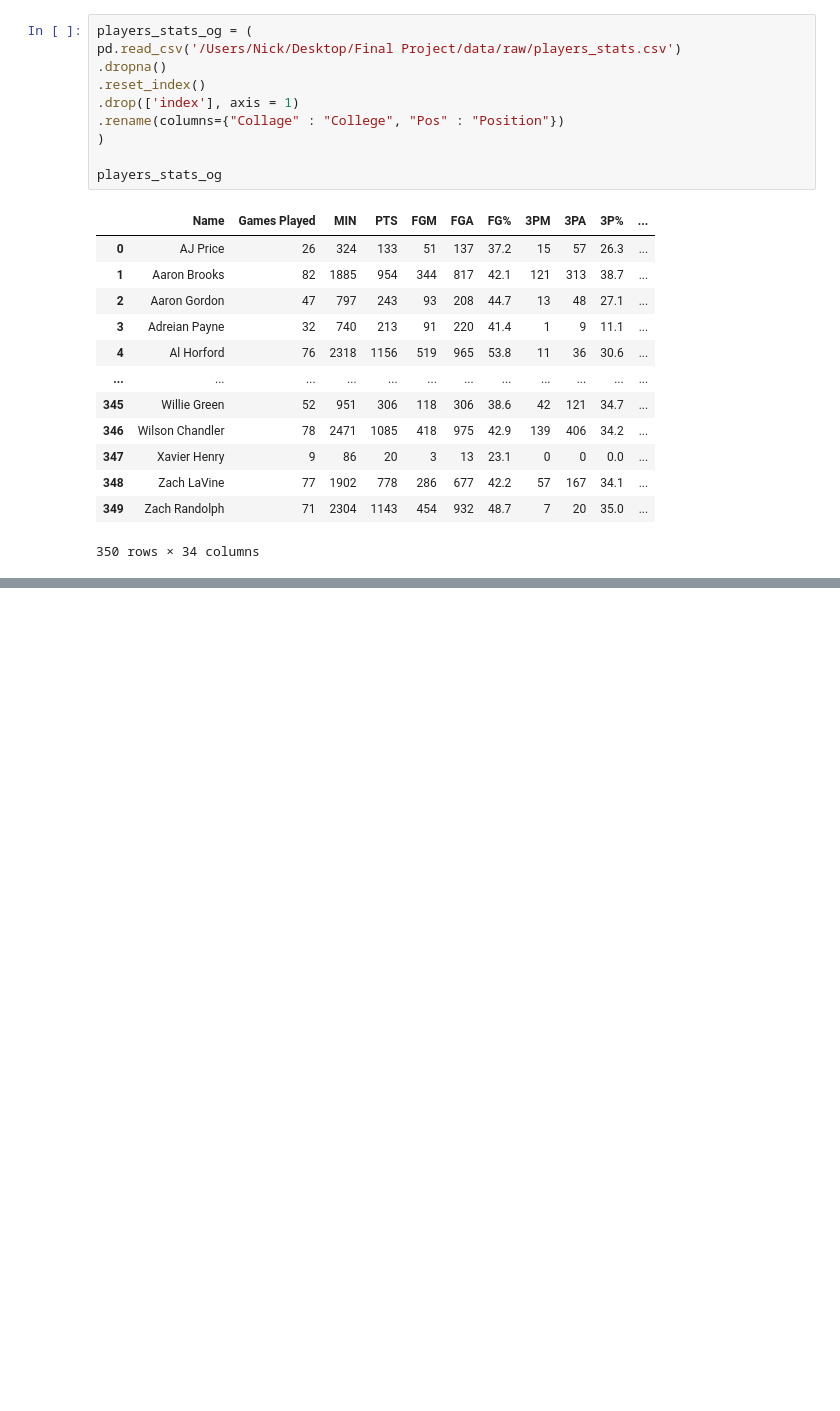
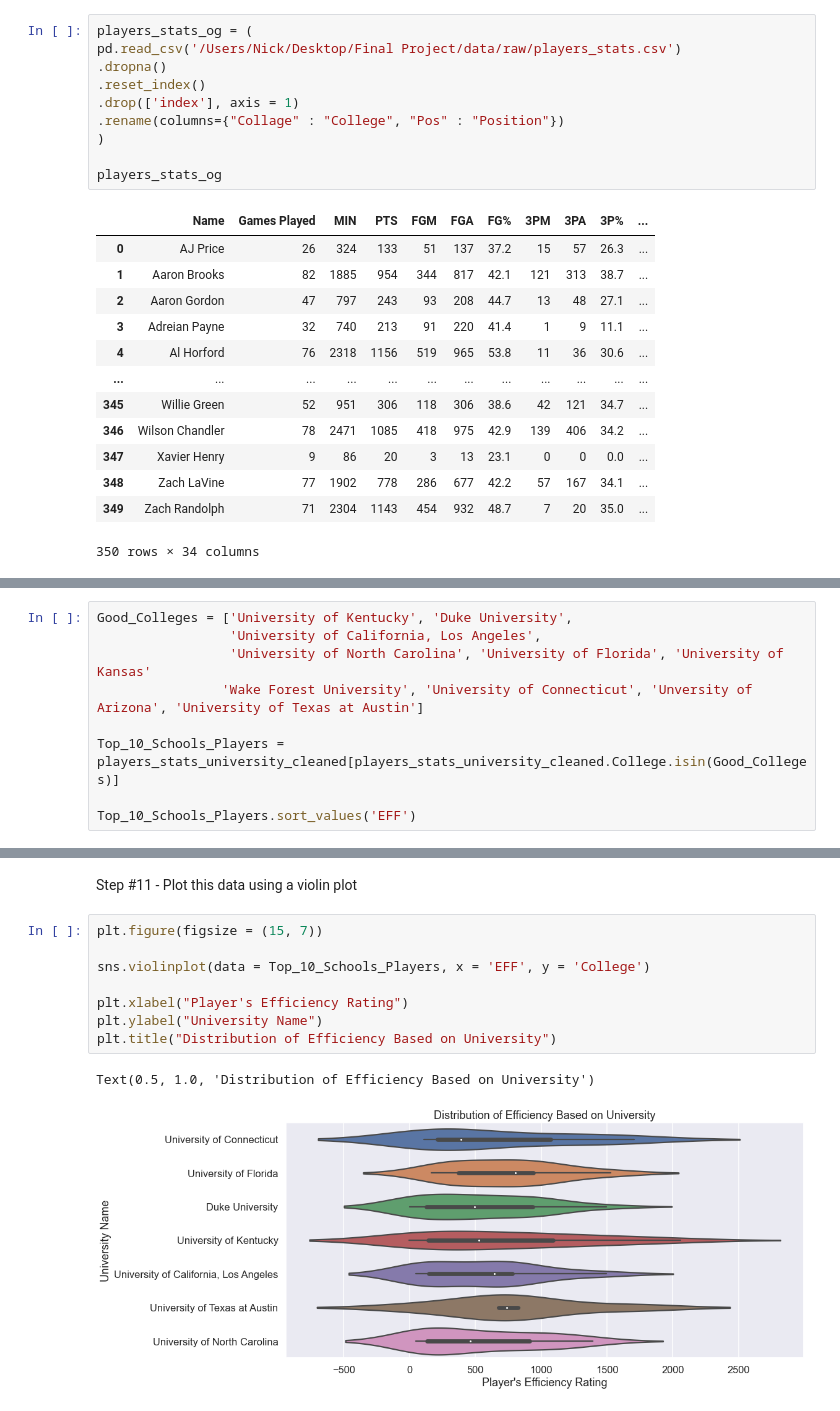
Before and after one commit to data301-2020-winter1/course-project-group_6008, a Jupyter notebook: analysis/Joint Analysis/nick_final_analysis.ipynb, the cells around one changed output, grey strips where cells are left out. Drawn from its saved outputs; the diff is of its cells as text; blank space fills up the shorter version.

```diff
--- a/analysis/Joint Analysis/nick_final_analysis.ipynb
+++ b/analysis/Joint Analysis/nick_final_analysis.ipynb
@@ -170,0 +180,9 @@ players_stats_C
+# %%
+Good_Colleges = ['University of Kentucky', 'Duke University',
+                 'University of California, Los Angeles',
+                 'University of North Carolina', 'University of Florida', 'University of Kansas'
+                'Wake Forest University', 'University of Connecticut', 'Unversity of Arizona', 'University of Texas at Austin']
+
+Top_10_Schools_Players = players_stats_university_cleaned[players_stats_university_cleaned.College.isin(Good_Colleges)]
+
+Top_10_Schools_Players.sort_values('EFF')
@@ -170,0 +203,13 @@ players_stats_C
+# %% [markdown]
+Step #11 - Plot this data using a violin plot
+# %%
+plt.figure(figsize = (15, 7))
+
+sns.violinplot(data = Top_10_Schools_Players, x = 'EFF', y = 'College')
+
+plt.xlabel("Player's Efficiency Rating")
+plt.ylabel("University Name")
+plt.title("Distribution of Efficiency Based on University")
+# %% [output]
+Text(0.5, 1.0, 'Distribution of Efficiency Based on University')
+[figure, added]
```
Also changed, not shown: parts of 37 cells of this notebook.
